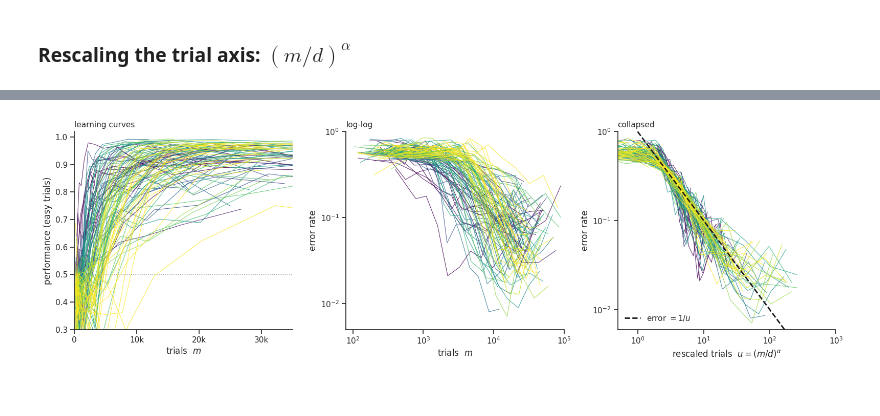
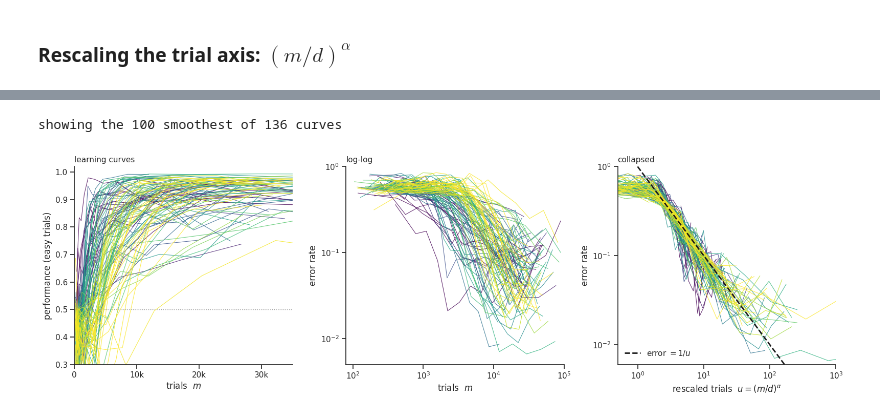
Before and after one commit to lingqiz/inductive-bias, a Jupyter notebook: analysis/ibl_learning.ipynb, the cells around one changed output, grey strips where cells are left out. Cells and saved outputs as stored; diff of their text form; code cells hidden in the pictures.

```diff
--- a/analysis/ibl_learning.ipynb
+++ b/analysis/ibl_learning.ipynb
@@ -210,14 +214,12 @@ print(f'{failed.sum()} failed fits (R^2 < 0): ' + ', '.join(
 # %%
 # figure: individual alpha / phi estimates and how each relates to learning speed
-mpl.rcParams['pdf.fonttype'] = 42   # TrueType: text stays editable in Illustrator
-
 C_ALPHA = 'lightcoral'
 C_PHI = 'tab:orange'
 
-# all mice from Section 1 that reached the 84% criterion, minus the failed fits (R^2 < 0; no other
-# R^2 selection); the axes keep a fixed range, so a few extreme fits fall outside the plots but
-# still count in the stats / regression
-sel = np.isfinite(m_thr) & ~failed
+# all mice from Section 1 (failed fits already dropped; no R^2 selection) that reached the 84%
+# criterion; the axes keep a fixed range, so a few extreme fits fall outside the plots but still
+# count in the stats / regression
+sel = np.isfinite(m_thr)
 log_phi = np.log10(phis[sel])
 ALPHA_LIM = (0, 4.5)
 LOG_PHI_LIM = (1, 4)                 # 10^1 - 10^4
@@ -294,8 +296,9 @@ plt.show()
 # d is a trials-to-scale and alpha the exponent, so in log-log each mouse is a straight line.
 from utils import PowerLawCurve
 
+# the mice kept in the individual-fit cell (failed fits dropped)
 sessions = [(np.cumsum(arr[:, 1]), 1 - arr[:, 3], arr[:, 1])      # cumulative trials, error, weights
-            for lab in labs for arr in all_data[lab].values()]
+            for arr in (all_data[lab][sid] for lab, sid in mice)]
 
 pl_d, pl_alpha, pl_r2 = [], [], []
 for m, err, _ in sessions:
@@ -377,3 +339,29 @@ dropped 36 of 136 noisy curves -> showing 100
+# %%
+# --- 4. keep the N_SHOW smoothest curves, then colour by d ---
+# score each binned curve's smoothness (utils.curve_smoothness: minus the RMS second difference of
+# log error across the log-spaced bins, i.e. how little the curve zig-zags), rank them, and keep the
+# N_SHOW smoothest
+from matplotlib.colors import LogNorm
+from utils import curve_smoothness
+
+N_SHOW = 100
+
+show_all, binned_all = show, binned                           # all curves, kept for the next figure
+ranked = np.argsort(-curve_smoothness(binned_all), kind='stable')   # smoothest first
+smoothest = np.sort(ranked[:N_SHOW])                          # sorted back into d order
+print('showing the %d smoothest of %d curves' % (len(smoothest), len(show_all)))
+show = show_all[smoothest]
+binned = [binned_all[k] for k in smoothest]
+
+# colour by d on a log scale (viridis: purple = fast learner, small d -> yellow = slow, large d);
+# the scale spans the D_PCT-th to (100 - D_PCT)-th percentile of d
+D_PCT = 10
+cmap = plt.get_cmap('viridis')
+norm = LogNorm(vmin=np.percentile(pl_d[show], D_PCT), vmax=np.percentile(pl_d[show], 100 - D_PCT),
+               clip=True)
+colors = [cmap(norm(pl_d[i])) for i in show]
+# %% [output]
+showing the 100 smoothest of 136 curves
 # %%
 # set 1: the data as usually plotted, then log-log, then collapsed
 LW, ALPHA = 0.8, 0.8                     # thin, slightly translucent lines
@@ -389,33 +377,36 @@ ax.set(xlabel='trials  $m$', ylabel='performance (easy trials)',
 ax.set_xticks([0, 1e4, 2e4, 3e4]); ax.set_xticklabels(['0', '10k', '20k', '30k'])
 ax.set_title('learning curves', loc='left', fontsize=11)
 
 # middle: the same curves, log-log and log-binned (bins with zero error can't go on a log axis)
 ax = axs[1]
 for (bx, by), c in zip(binned, colors):
     nonzero = by > 0
     ax.plot(bx[nonzero], by[nonzero], '-', color=c, lw=LW, alpha=ALPHA, solid_capstyle='round')
-ax.set(xscale='log', yscale='log', xlabel='trials  $m$', ylabel='error rate',
-       xlim=[8e1, 1e5], ylim=[5e-3, 1])
+
+ax.set(xscale='log', yscale='log', xlabel='trials  $m$',
+       ylabel='error rate', xlim=[8e1, 1e5], ylim=[5e-3, 1])
+
 ax.minorticks_off()
 ax.set_title('log-log', loc='left', fontsize=11)
 
 # right: trials rescaled by each mouse's own fit
 ax = axs[2]
 u_ref = np.logspace(0, 3, 200)
 ax.plot(u_ref, 1 / u_ref, '--', color='k', lw=2, zorder=5,        # error = 1/u : slope -1
         label=r'error $= 1/u$')
 for (bx, by), i, c in zip(binned, show, colors):
     nonzero = by > 0                                              # zero-error bins: off the log axis
     u = (bx[nonzero] / pl_d[i]) ** pl_alpha[i]
     ax.plot(u, by[nonzero], '-', color=c, lw=LW, alpha=ALPHA, solid_capstyle='round')
+
 ax.set(xscale='log', yscale='log', xlabel=r'rescaled trials  $u = (m/d)^{\alpha}$',
        ylabel='error rate', xlim=[0.5, 1e3], ylim=[6e-3, 1])
 ax.minorticks_off()
 ax.set_title('collapsed', loc='left', fontsize=11)
 ax.legend(frameon=False, loc='lower left')
 
 plt.tight_layout()
 fig.savefig('collapse.pdf', dpi=300, bbox_inches='tight')
 plt.show()
 # %% [output]
-[figure, old version]
+[figure, new version]
```
Also changed, not shown: parts of 24 cells of this notebook, 1 other file.
